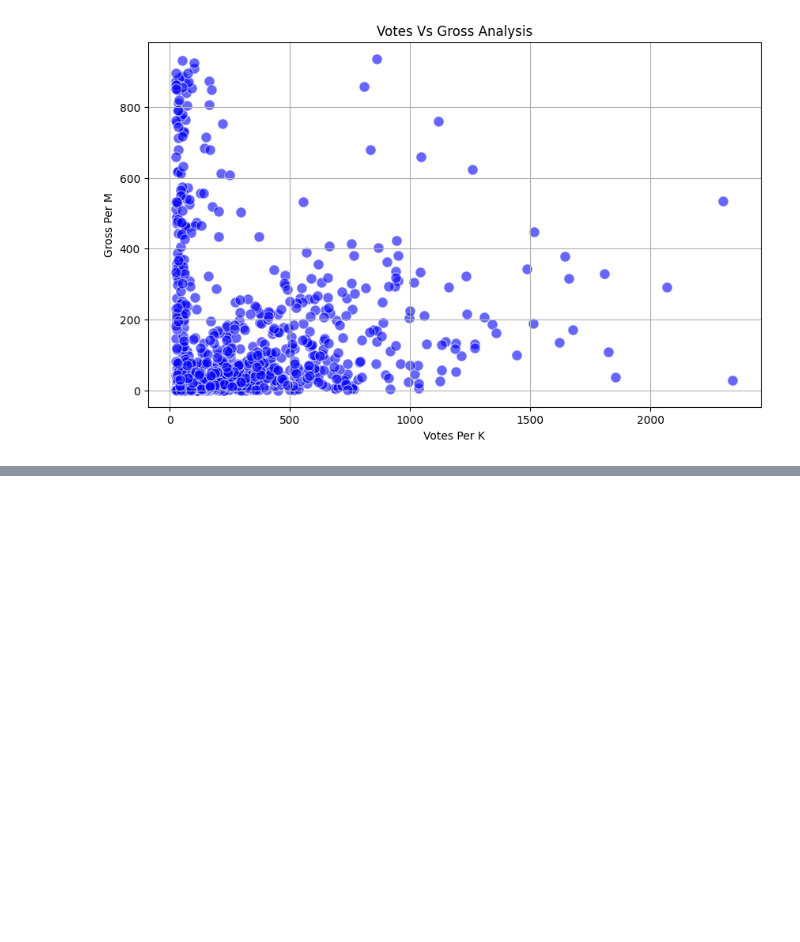
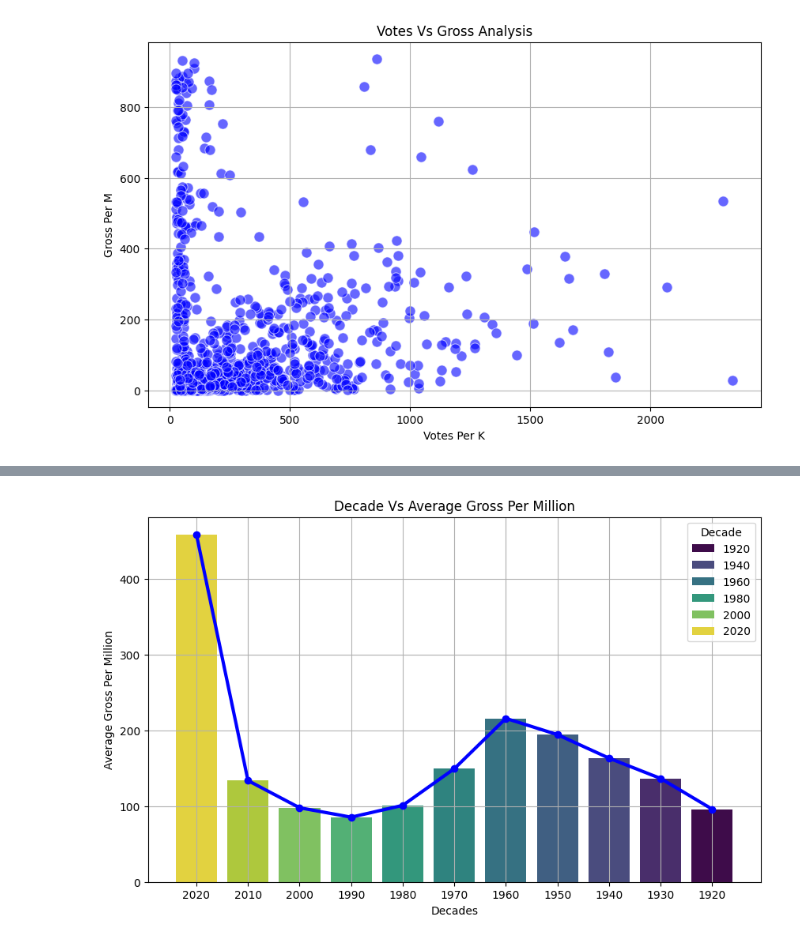
Before and after one commit to UtkarshShukla706/Cinemetrics, a Jupyter notebook: notebooks/visualization.ipynb, the cells around one changed output, grey strips where cells are left out. Cells and saved outputs as stored; diff of their text form; code cells hidden in the pictures; blank space fills up the shorter version.

```diff
--- a/notebooks/visualization.ipynb
+++ b/notebooks/visualization.ipynb
@@ -256,0 +322,13 @@ plt.show()
+# %%
+plt.figure(figsize=(10,6))
+dec_gross=df.groupby('Decade')['Gross_per_M'].mean().sort_index(ascending=False)
+sns.barplot(x=dec_gross.index,y=dec_gross.values,palette='viridis',hue=dec_gross.index,order=dec_gross.index,hue_order=dec_gross.index)
+plt.plot(range(len(dec_gross)),dec_gross.values,color='blue',linewidth=3,marker='o')
+plt.xlabel('Decades')
+plt.ylabel('Average Gross Per Million')
+plt.title('Decade Vs Average Gross Per Million')
+
+plt.grid()
+plt.show()
+# %% [output]
+[figure, added]
```
Also changed, not shown: parts of 14 cells of this notebook.
